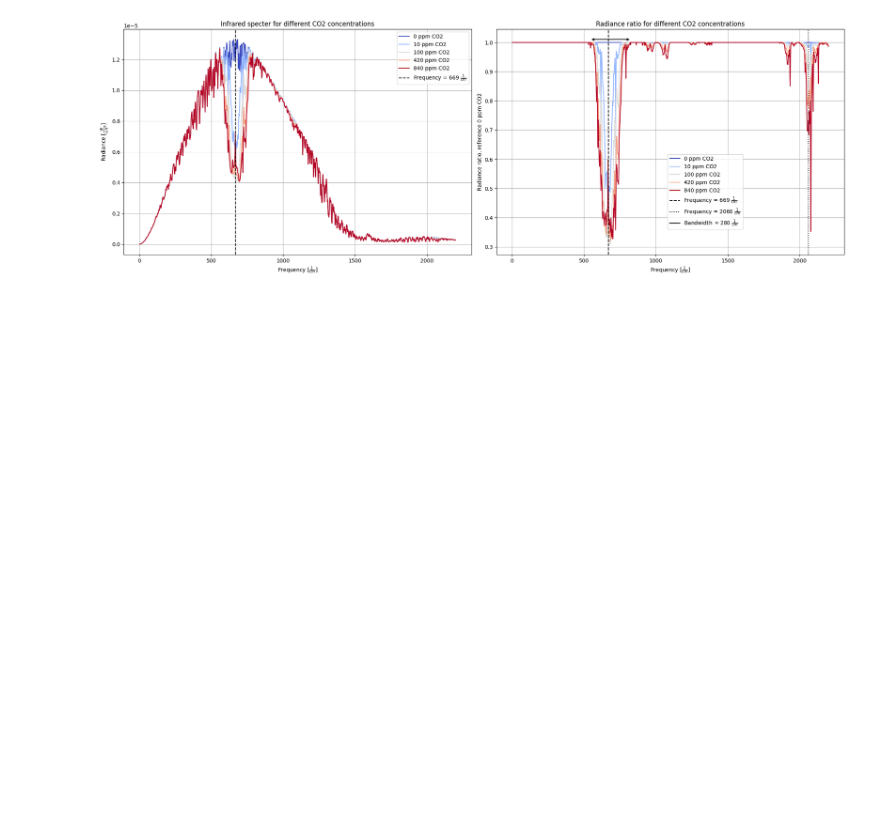
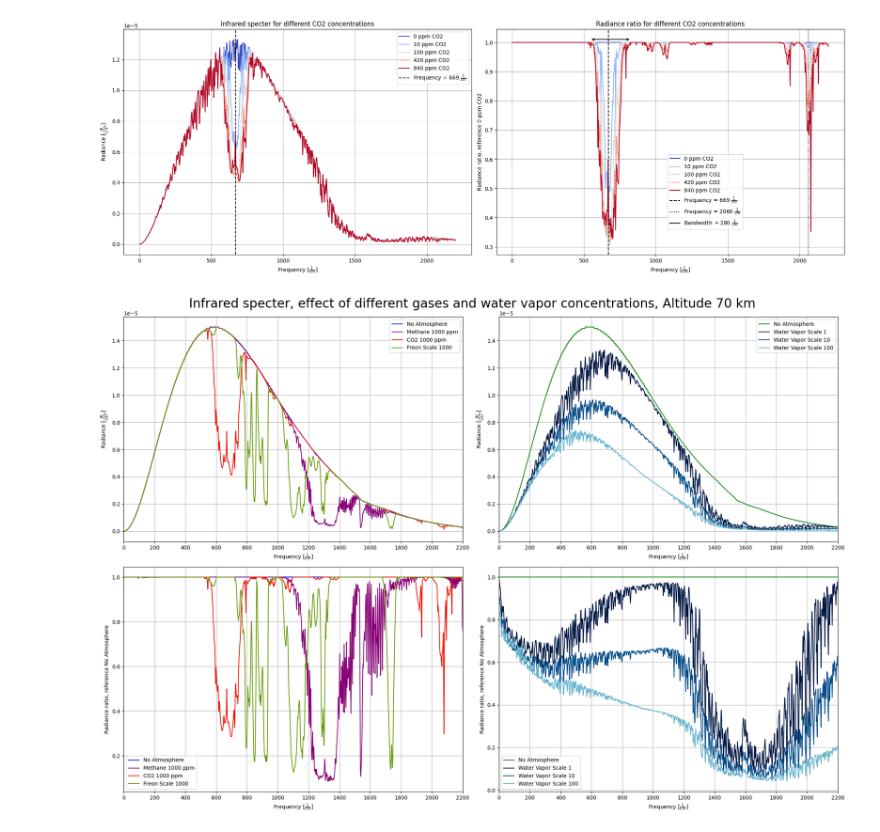
Before and after one commit to SkaugJr/FY3201-AtmFys, a Jupyter notebook: Miniprosjekt2/Miniprosjekt2-2.ipynb, the cells around one changed output. Drawn from its saved outputs; the diff is of its cells as text; code cells hidden in the pictures; blank space fills up the shorter version.

```diff
--- a/Miniprosjekt2/Miniprosjekt2-2.ipynb
+++ b/Miniprosjekt2/Miniprosjekt2-2.ipynb
@@ -39,6 +39,11 @@ def read_file(path: str) -> np.ndarray:
         i = i + 1
 
     return np.array(rows)
+
+def create_custom_cmap(base_cmap, start=0.0, stop=1.0, n_colors=256):
+    base = plt.get_cmap(base_cmap)
+    colors = base(np.linspace(start, stop, n_colors))
+    return mcolors.LinearSegmentedColormap.from_list(f'{base_cmap}_custom', colors)
 # %%
 CO2paths: list[list[str]] = [
     ['modtran/modtran0.txt', '0 ppm CO2'],
@@ -94,3 +99,79 @@ plt.tight_layout()
 plt.show()
 # %% [output]
 [figure]
+# %%
+# Second part
+Paths: list[list[str]] = [
+    ['modtran/Blank.txt', 'No Atmosphere'],
+    ['modtran/CH4.txt', 'Methane 1000 ppm'],
+    ['modtran/CO2.txt', 'CO2 1000 ppm'],
+    ['modtran/Freon.txt', 'Freon Scale 1000']
+]
+
+WaterPaths: list[list[str]] = [
+    ['modtran/Blank.txt', 'No Atmosphere'],
+    ['modtran/Water1.txt', 'Water Vapor Scale 1'],
+    ['modtran/Water10.txt', 'Water Vapor Scale 10'],
+    ['modtran/Water100.txt', 'Water Vapor Scale 100']
+]
+
+Blank = read_file('modtran/Blank.txt')
+
+cmap2 = create_custom_cmap('brg', start=0, stop=0.8)
+norm2= mcolors.Normalize(vmin=0, vmax=len(Paths) - 1)
+
+cmap3 = create_custom_cmap('ocean', start=0, stop=0.8)
+norm3 = mcolors.Normalize(vmin=0, vmax=len(WaterPaths) - 1)
+
+xtickStep = 200
+
+fig, ((ax1, ax2), (ax3, ax4)) = plt.subplots(2, 2, figsize=(20, 14))
+fig.suptitle('Infrared specter, effect of different gases and water vapor concentrations, Altitude 70 km', fontsize=24)
+# First subplot
+for i, path in enumerate(Paths):
+    data = read_file(path[0])
+    color = cmap2(norm2(i))
+    ax1.plot(data[:, 0], data[:, 8], label=path[1], color=color)
+
+ax1.grid()
+ax1.set_xlabel(r'Frequency [$\frac{1}{cm}$]'), ax1.set_xticks(np.arange(0, max(data[:, 0]) + 1, xtickStep)), ax1.set_xlim(0, 2200)
+ax1.set_ylabel(r'Radiance [$\frac{W}{cm^2}$]')
+ax1.legend(loc='upper right')
+
+# Second subplot
+for i, path in enumerate(WaterPaths):
+    data = read_file(path[0])
+    color = cmap3(norm3(i))
+    ax2.plot(data[:, 0], data[:, 8], label=path[1], color=color)
+
+ax2.grid()
+ax2.set_xlabel(r'Frequency [$\frac{1}{cm}$]'), ax2.set_xticks(np.arange(0, max(data[:, 0]) + 1, xtickStep)), ax2.set_xlim(0, 2200)
+ax2.set_ylabel(r'Radiance [$\frac{W}{cm^2}$]')
+ax2.legend(loc='upper right')
+
+# Third subplot
+for i, path in enumerate(Paths):
+    data = read_file(path[0])
+    color = cmap2(norm2(i))
+    ax3.plot(data[:, 0], data[:, 8] / Blank[:, 8], label=path[1], color=color)
+
+ax3.grid()
+ax3.set_xlabel(r'Frequency [$\frac{1}{cm}$]'), ax3.set_xticks(np.arange(0, max(data[:, 0]) + 1, xtickStep)), ax3.set_xlim(0, 2200)
+ax3.set_ylabel('Radiance ratio, reference No Atmosphere')
+ax3.legend(loc='lower left')
+
+# Fourth subplot
+for i, path in enumerate(WaterPaths):
+    data = read_file(path[0])
+    color = cmap3(norm3(i))
+    ax4.plot(data[:, 0], data[:, 8] / Blank[:, 8], label=path[1], color=color)
+
+ax4.grid()
+ax4.set_xlabel(r'Frequency [$\frac{1}{cm}$]'), ax4.set_xticks(np.arange(0, max(data[:, 0]) + 1, xtickStep)), ax4.set_xlim(0, 2200)
+ax4.set_ylabel('Radiance ratio, reference No Atmosphere')
+ax4.legend(loc='lower left')
+
+plt.tight_layout()
+plt.show()
+# %% [output]
+[figure, added]
```
Also changed, not shown: parts of 1 cell of this notebook, 8 other files.
